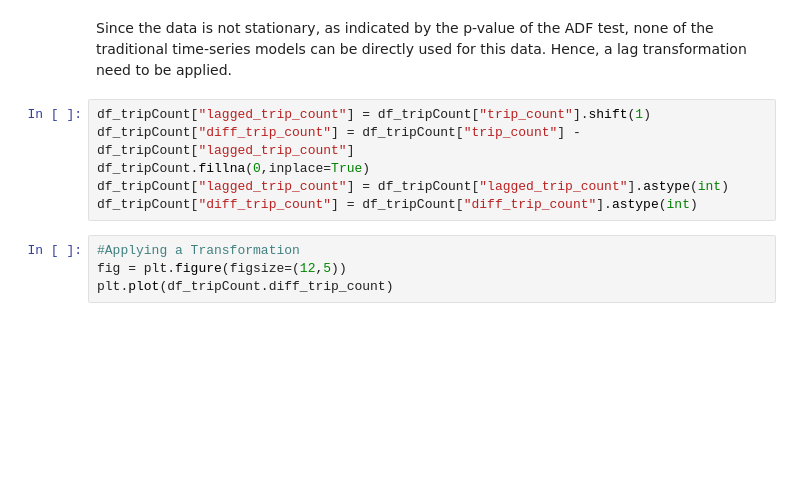
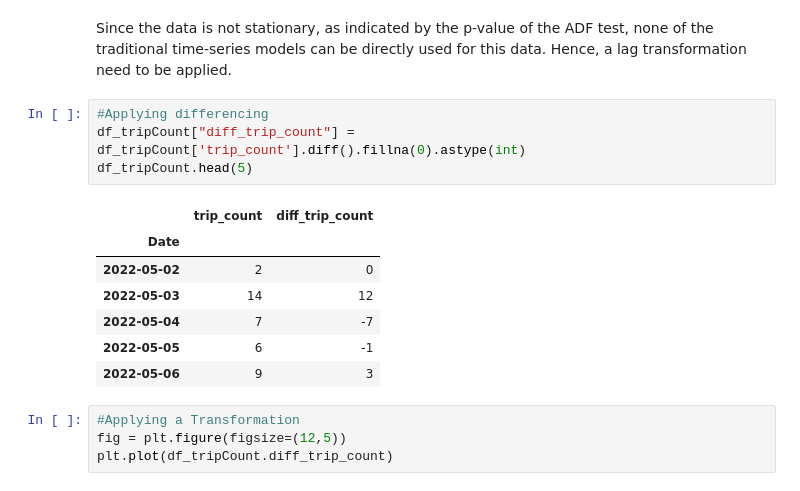
Before and after one commit to vubanc/BikeTimeSeriesAnalysis, a Jupyter notebook: TimeSeriesAnalysis.ipynb, the cells around one changed output. Drawn from its saved outputs; the diff is of its cells as text; blank space fills up the shorter version.

```diff
--- a/TimeSeriesAnalysis.ipynb
+++ b/TimeSeriesAnalysis.ipynb
@@ -78,12 +78,18 @@ The ADF test statistic is: -1.967538455776848
 The ADF p-value is: 0.30098516341276804
 # %% [markdown]
 Since the data is not stationary, as indicated by the p-value of the ADF test, none of the traditional time-series models can be directly used for this data. Hence, a lag transformation need to be applied.
-# %%
-df_tripCount["lagged_trip_count"] = df_tripCount["trip_count"].shift(1)
-df_tripCount["diff_trip_count"] = df_tripCount["trip_count"] - df_tripCount["lagged_trip_count"]
-df_tripCount.fillna(0,inplace=True)
-df_tripCount["lagged_trip_count"] = df_tripCount["lagged_trip_count"].astype(int)
-df_tripCount["diff_trip_count"] = df_tripCount["diff_trip_count"].astype(int)
+# %%
+#Applying differencing
+df_tripCount["diff_trip_count"] = df_tripCount['trip_count'].diff().fillna(0).astype(int)
+df_tripCount.head(5)
+# %% [output]
+|  | trip_count | diff_trip_count |
+| Date |  |  |
+| 2022-05-02 | 2 | 0 |
+| 2022-05-03 | 14 | 12 |
+| 2022-05-04 | 7 | -7 |
+| 2022-05-05 | 6 | -1 |
+| 2022-05-06 | 9 | 3 |
 # %%
 #Applying a Transformation
 fig = plt.figure(figsize=(12,5))
```
Also changed, not shown: parts of 8 cells of this notebook.
